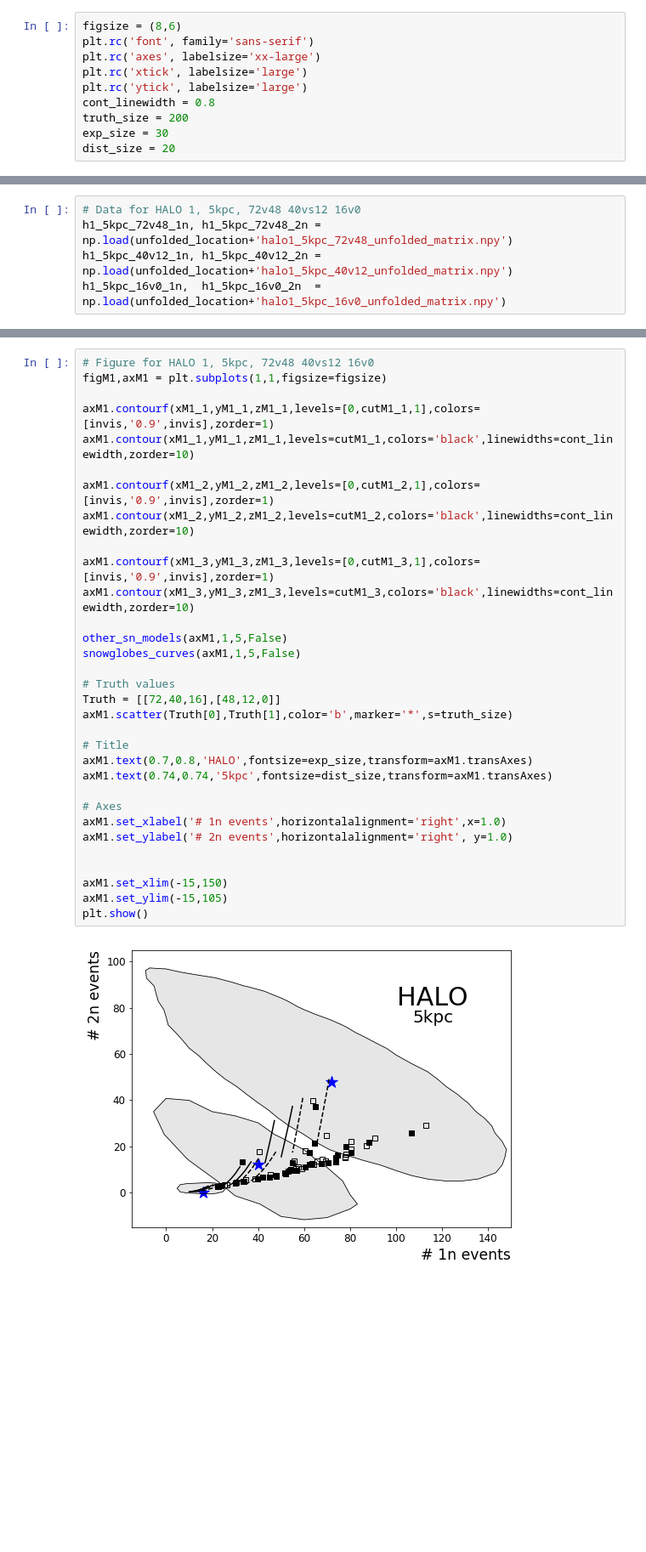
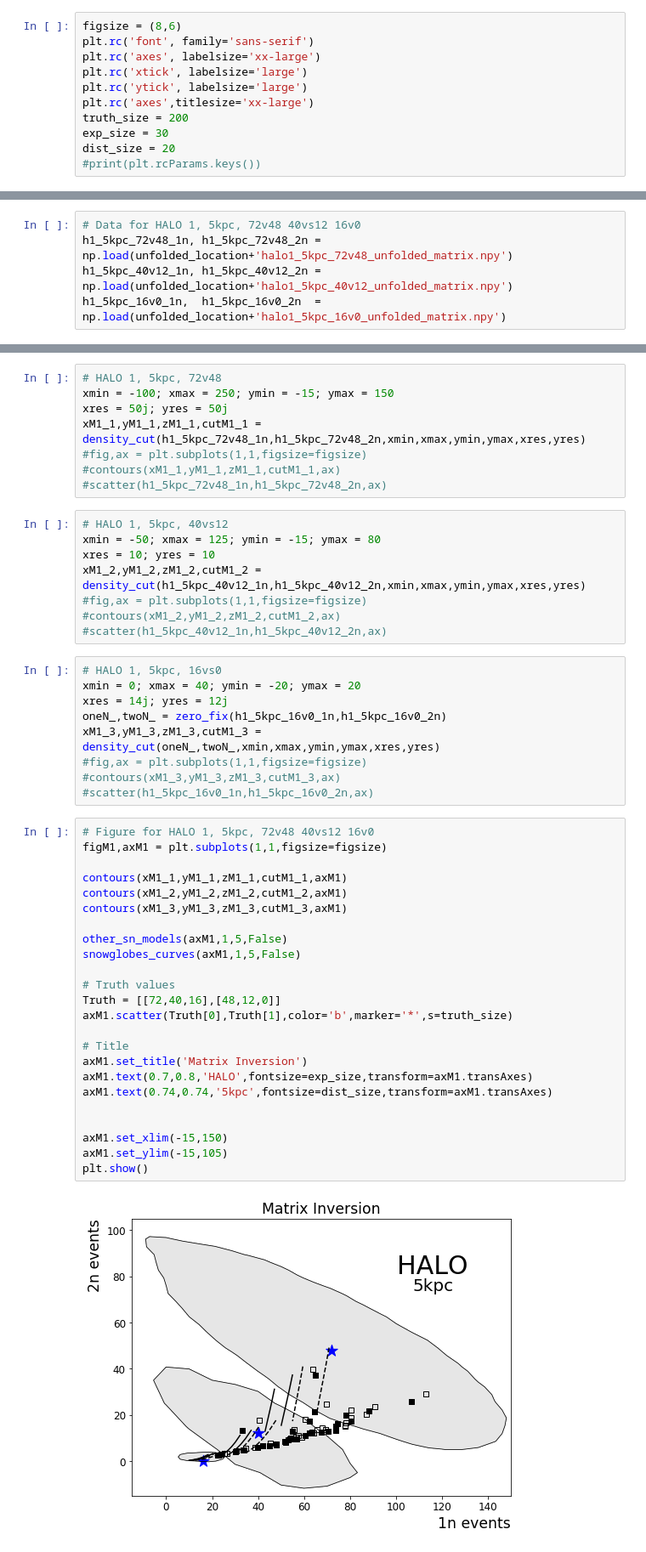
Before and after one commit to jfcrenshaw/halo, a Jupyter notebook: unfolding_plots.ipynb, the cells around one changed output, grey strips where cells are left out. Shown: that part at 85% size. Saved outputs shown, nothing was run; the diff lists cells and outputs as text; blank space fills up the shorter version.

```diff
--- a/unfolding_plots.ipynb
+++ b/unfolding_plots.ipynb
@@ -134,10 +30,11 @@ plt.rc('font', family='sans-serif')
 plt.rc('axes', labelsize='xx-large')
 plt.rc('xtick', labelsize='large')
 plt.rc('ytick', labelsize='large')
-cont_linewidth = 0.8
+plt.rc('axes',titlesize='xx-large')
 truth_size = 200
 exp_size = 30
 dist_size = 20
+#print(plt.rcParams.keys())
 # %% [markdown]
 # PLOTS
 # %% [markdown]
@@ -160,34 +49,51 @@ xM1_3,yM1_3,zM1_3,cutM1_3 = contour(oneN_,twoN_,0,40,-20,20,14j,12j,False,0)
+# %%
+# HALO 1, 5kpc, 72v48
+xmin = -100; xmax = 250; ymin = -15; ymax = 150
+xres = 50j; yres = 50j
+xM1_1,yM1_1,zM1_1,cutM1_1 = density_cut(h1_5kpc_72v48_1n,h1_5kpc_72v48_2n,xmin,xmax,ymin,ymax,xres,yres)
+#fig,ax = plt.subplots(1,1,figsize=figsize)
+#contours(xM1_1,yM1_1,zM1_1,cutM1_1,ax)
+#scatter(h1_5kpc_72v48_1n,h1_5kpc_72v48_2n,ax)
+# %%
+# HALO 1, 5kpc, 40vs12
+xmin = -50; xmax = 125; ymin = -15; ymax = 80
+xres = 10; yres = 10
+xM1_2,yM1_2,zM1_2,cutM1_2 = density_cut(h1_5kpc_40v12_1n,h1_5kpc_40v12_2n,xmin,xmax,ymin,ymax,xres,yres)
+#fig,ax = plt.subplots(1,1,figsize=figsize)
+#contours(xM1_2,yM1_2,zM1_2,cutM1_2,ax)
+#scatter(h1_5kpc_40v12_1n,h1_5kpc_40v12_2n,ax)
+# %%
+# HALO 1, 5kpc, 16vs0
+xmin = 0; xmax = 40; ymin = -20; ymax = 20
+xres = 14j; yres = 12j
+oneN_,twoN_ = zero_fix(h1_5kpc_16v0_1n,h1_5kpc_16v0_2n)
+xM1_3,yM1_3,zM1_3,cutM1_3 = density_cut(oneN_,twoN_,xmin,xmax,ymin,ymax,xres,yres)
+#fig,ax = plt.subplots(1,1,figsize=figsize)
+#contours(xM1_3,yM1_3,zM1_3,cutM1_3,ax)
+#scatter(h1_5kpc_16v0_1n,h1_5kpc_16v0_2n,ax)
 # %%
 # Figure for HALO 1, 5kpc, 72v48 40vs12 16v0
 figM1,axM1 = plt.subplots(1,1,figsize=figsize)
 
-axM1.contourf(xM1_1,yM1_1,zM1_1,levels=[0,cutM1_1,1],colors=[invis,'0.9',invis],zorder=1)
-axM1.contour(xM1_1,yM1_1,zM1_1,levels=cutM1_1,colors='black',linewidths=cont_linewidth,zorder=10)
-
-axM1.contourf(xM1_2,yM1_2,zM1_2,levels=[0,cutM1_2,1],colors=[invis,'0.9',invis],zorder=1)
-axM1.contour(xM1_2,yM1_2,zM1_2,levels=cutM1_2,colors='black',linewidths=cont_linewidth,zorder=10)
-
-axM1.contourf(xM1_3,yM1_3,zM1_3,levels=[0,cutM1_3,1],colors=[invis,'0.9',invis],zorder=1)
-axM1.contour(xM1_3,yM1_3,zM1_3,levels=cutM1_3,colors='black',linewidths=cont_linewidth,zorder=10)
+contours(xM1_1,yM1_1,zM1_1,cutM1_1,axM1)
+contours(xM1_2,yM1_2,zM1_2,cutM1_2,axM1)
+contours(xM1_3,yM1_3,zM1_3,cutM1_3,axM1)
 
 other_sn_models(axM1,1,5,False)
 snowglobes_curves(axM1,1,5,False)
 
 # Truth values
 Truth = [[72,40,16],[48,12,0]]
 axM1.scatter(Truth[0],Truth[1],color='b',marker='*',s=truth_size)
 
 # Title
+axM1.set_title('Matrix Inversion')
 axM1.text(0.7,0.8,'HALO',fontsize=exp_size,transform=axM1.transAxes)
 axM1.text(0.74,0.74,'5kpc',fontsize=dist_size,transform=axM1.transAxes)
-
-# Axes
-axM1.set_xlabel('# 1n events',horizontalalignment='right',x=1.0)
-axM1.set_ylabel('# 2n events',horizontalalignment='right', y=1.0)
 
 
 axM1.set_xlim(-15,150)
 axM1.set_ylim(-15,105)
 plt.show()
 # %% [output]
-[figure, old version]
+[figure, new version]
```
Also changed, not shown: parts of 28 cells of this notebook, 1 other file.
